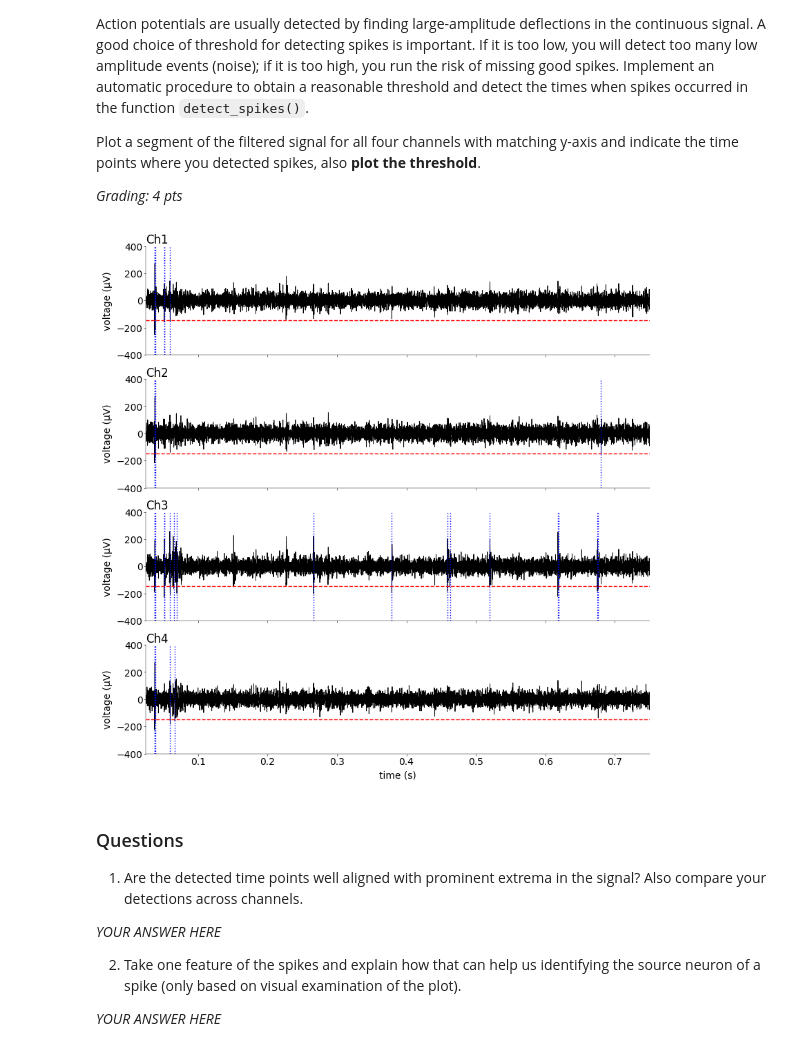
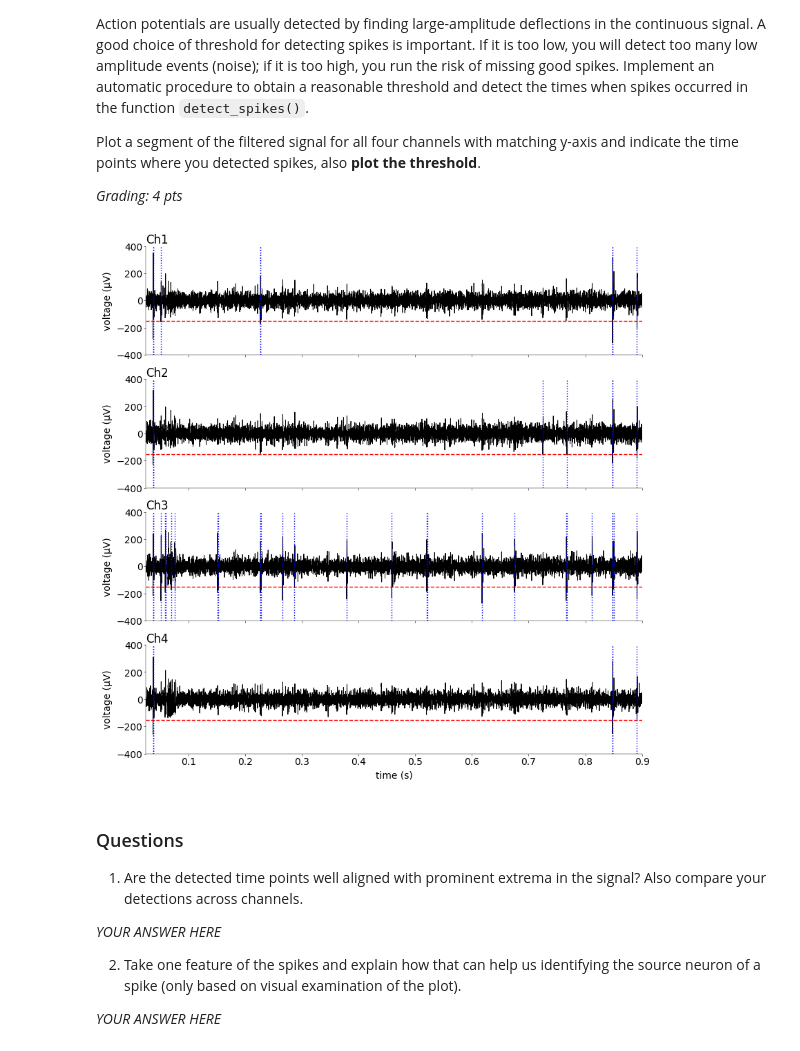
Before and after one commit to aeldably/Neural_Data_Science_Summer_2025, a Jupyter notebook: Lab_1/notebooks/CodingLab1.ipynb, the cells around one changed output. Drawn from its saved outputs; the diff is of its cells as text; code cells hidden in the pictures.

```diff
--- a/Lab_1/notebooks/CodingLab1.ipynb
+++ b/Lab_1/notebooks/CodingLab1.ipynb
@@ -80,5 +80,5 @@ plt.style.use("../matplotlib_style.txt")
 fs = 30000.0  # sampling rate of the signal in Hz
 dt = 1 / fs
 cols = ["Ch1", "Ch2", "Ch3", "Ch4"]
-df = pd.read_csv("../data/nds_cl_1.csv", header=0, names=cols)
+x = pd.read_csv("../data/nds_cl_1.csv", header=0, names=cols)
 # %%
@@ -94,7 +94,7 @@ df.describe()
 | 75% | 3.650000e+02 | 3.720000e+02 | 4.010000e+02 | 3.810000e+02 |
 | max | 2.873000e+03 | 3.004000e+03 | 3.099000e+03 | 3.017000e+03 |
 # %%
-df_subset = df.iloc[:100000]
+df_subset = x.iloc[:100000]
 
 # Plotting
 plt.figure(figsize=(15, 6))
@@ -174,5 +171,5 @@ array([False, False, False, ..., False, False, False])
 # %%
-y = filter_signal(x, fs, 500, 4000)
+y = filter_signal(x, fs, 300, 3000)
 # %%
 y.shape
 # %% [output]
@@ -329,7 +327,7 @@ s, t, thrd = detect_spikes(y.values, fs=fs, N=4, lockout=1.0)
 
 # Define time window for zoomed plot (in seconds)
 t_start = 0.025
-t_end = 0.75
+t_end = 0.9
 start_idx = int(t_start * fs)
 end_idx = int(t_end * fs)
 time_window = np.arange(start_idx, end_idx) / fs
@@ -354,34 +352,34 @@ for i, col in enumerate(cols):
     signal = y[col].iloc[start_idx:end_idx].values
     ax[col].plot(
         time_window, signal, color="black", linewidth=0.7, label="Filtered Signal"
     )
 
     # Add threshold line
     ax[col].axhline(thrd, color="red", linestyle="--", linewidth=1, label="Threshold")
 
     # Find spikes that occurred in the current channel and within this time window
     spikes_in_window = s[(s >= start_idx) & (s < end_idx)]
     for spike in spikes_in_window:
         if np.abs(y.iloc[spike, i]) > np.abs(thrd):  # spike is in this channel
             ax[col].axvline(
                 spike / fs, color="blue", linestyle=":", linewidth=1, label="Spike"
             )
 
     # Formatting
     ax[col].set_ylim((-400, 400))
     ax[col].set_xlim((t_start, t_end))
     ax[col].set_ylabel("voltage (μV)")
     ax[col].set_title(col, loc="left")
 
     # Hide x-axis ticks except for bottom plot
     if col != "Ch4":
         ax[col].set_xticklabels([])
     else:
         ax[col].set_xlabel("time (s)")
 
 plt.show()
 # %% [output]
-[figure, old version]
+[figure, new version]
 # %% [markdown]
 ### Questions
 
```
Also changed, not shown: parts of 12 cells of this notebook.
